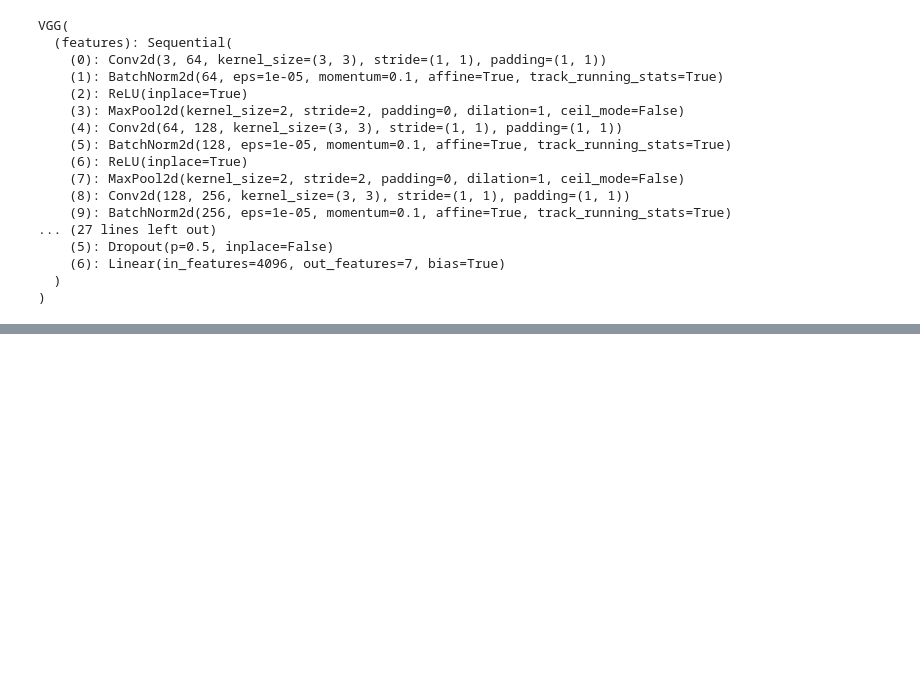
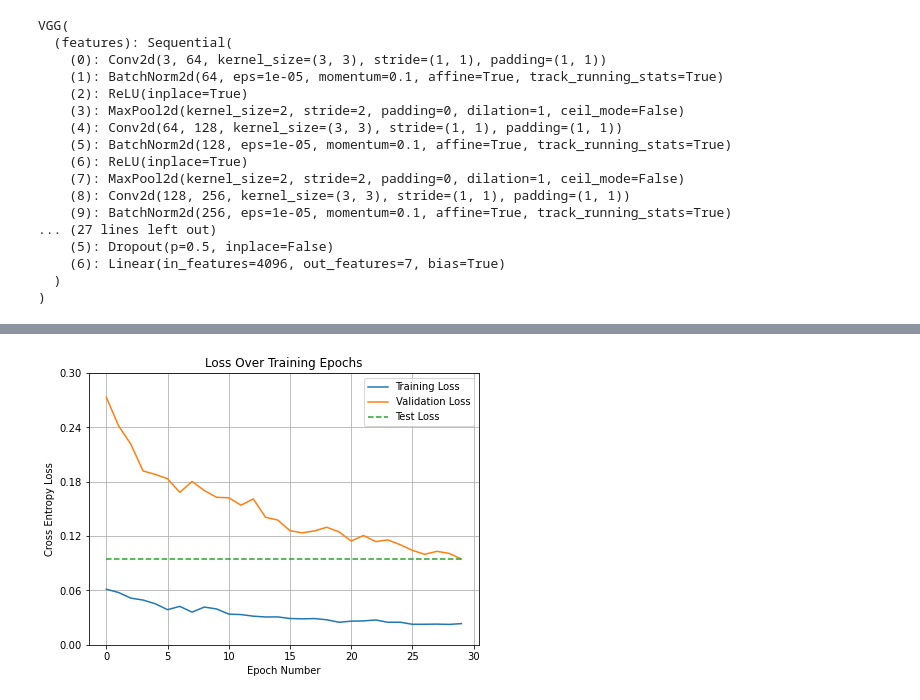
Before and after one commit to rebyu/masked-emotions, a Jupyter notebook: model/model_train.ipynb, the cells around one changed output, grey strips where cells are left out. Cells and saved outputs as stored; diff of their text form; code cells hidden in the pictures; blank space fills up the shorter version.

```diff
--- a/model/model_train.ipynb
+++ b/model/model_train.ipynb
@@ -128,0 +217,9 @@ tensor([[0.1746, 0.1444, 0.1248, 0.1989, 0.0705, 0.0713, 0.2154]],
+# %%
+net = vgg
+best_net = deepcopy(vgg)
+
+if gpu_bool:
+    net = net.cuda()
+
+opt = torch.optim.SGD(net.parameters(), lr=learning_rate)
+results = train_model(model=net, checkpoint=best_net, optimizer=opt, num_epochs=num_epochs)
@@ -128,0 +244,2 @@ tensor([[0.1746, 0.1444, 0.1248, 0.1989, 0.0705, 0.0713, 0.2154]],
+# %%
+f_acc, f_loss = eval(valid_loader, model=best_net.cuda(), name="test", verbose=True)
@@ -128,0 +249,21 @@ tensor([[0.1746, 0.1444, 0.1248, 0.1989, 0.0705, 0.0713, 0.2154]],
+# %%
+t_loss, v_loss = results
+
+plt.figure(figsize=(7, 5))
+plt.plot(list(range(num_epochs)), t_loss, label='Training Loss')
+plt.plot(list(range(num_epochs)), v_loss, label='Validation Loss')
+plt.plot(list(range(num_epochs)), [f_loss]*num_epochs, '--', label='Test Loss')
+
+plt.title('Loss Over Training Epochs')
+plt.ylabel('Cross Entropy Loss')
+plt.xlabel('Epoch Number')
+
+plt.xticks(range(0, num_epochs+1, 5))
+plt.yticks(np.linspace(0, 0.3, 6))
+plt.grid(True)
+
+plt.legend()
+
+plt.show()
+# %% [output]
+[figure, added]
```
Also changed, not shown: parts of 13 cells of this notebook, 1 other file.
